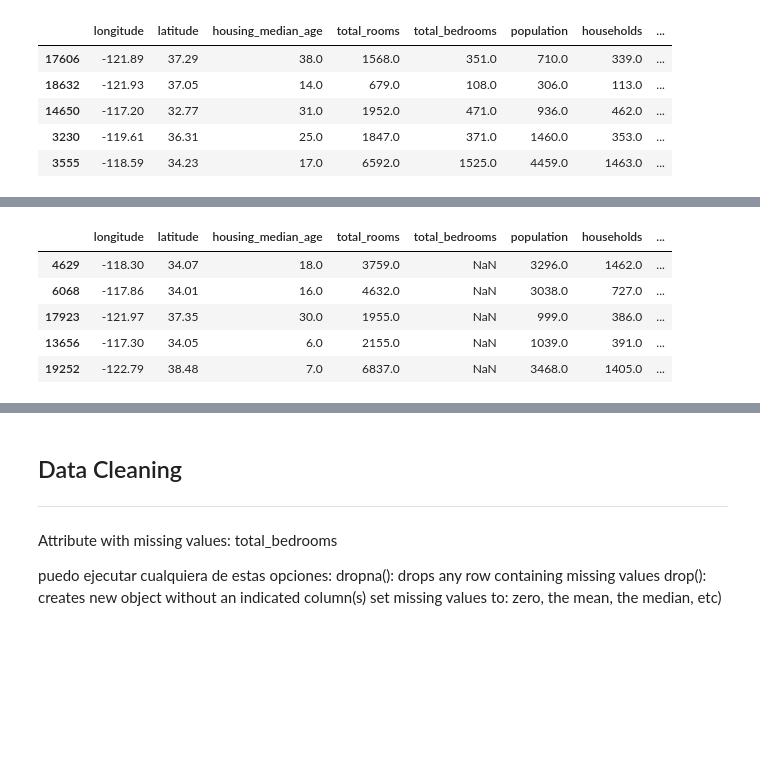
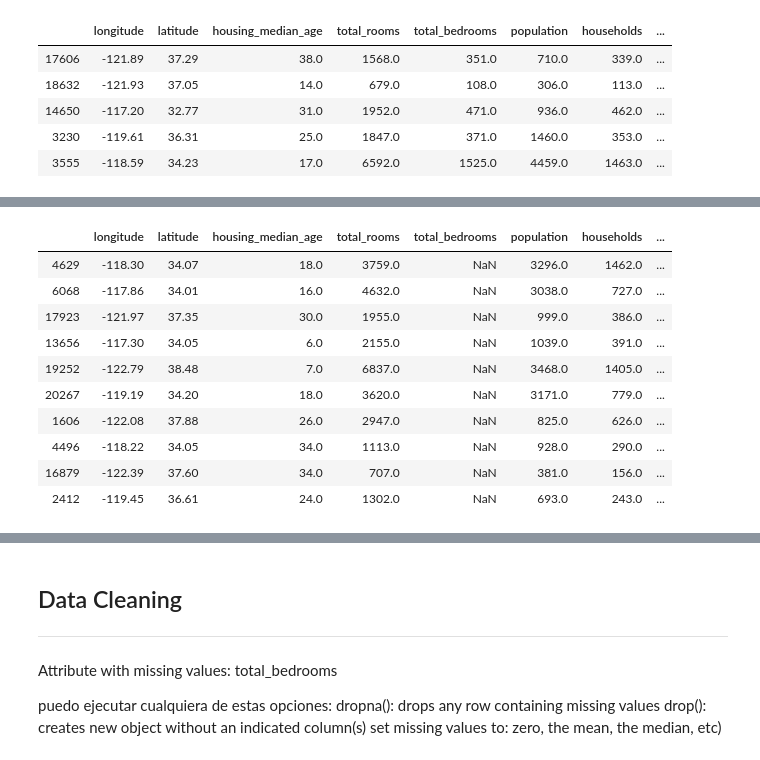
Before and after one commit to darangov/housing, a Jupyter notebook: Housing.ipynb, the cells around one changed output, grey strips where cells are left out. Drawn from its saved outputs; the diff is of its cells as text; code cells hidden in the pictures; blank space fills up the shorter version.

```diff
--- a/Housing.ipynb
+++ b/Housing.ipynb
@@ -732,14 +736,19 @@ memory usage: 1.9+ MB
 # %%
-# Muestreo de celdas 'incorrectas'
-sample_incomplete_rows = housing[housing.isnull().any(axis=1)].head()
+# Muestreo de celdas 'incorrectas' / 'incompletas'
+sample_incomplete_rows = housing[housing.isnull().any(axis=1)].head(10)
 sample_incomplete_rows
 # %% [output]
 |  | longitude | latitude | housing_median_age | total_rooms | total_bedrooms | population | households | ... |
 | 4629 | -118.30 | 34.07 | 18.0 | 3759.0 | NaN | 3296.0 | 1462.0 | ... |
 | 6068 | -117.86 | 34.01 | 16.0 | 4632.0 | NaN | 3038.0 | 727.0 | ... |
 | 17923 | -121.97 | 37.35 | 30.0 | 1955.0 | NaN | 999.0 | 386.0 | ... |
 | 13656 | -117.30 | 34.05 | 6.0 | 2155.0 | NaN | 1039.0 | 391.0 | ... |
 | 19252 | -122.79 | 38.48 | 7.0 | 6837.0 | NaN | 3468.0 | 1405.0 | ... |
+| 20267 | -119.19 | 34.20 | 18.0 | 3620.0 | NaN | 3171.0 | 779.0 | ... |
+| 1606 | -122.08 | 37.88 | 26.0 | 2947.0 | NaN | 825.0 | 626.0 | ... |
+| 4496 | -118.22 | 34.05 | 34.0 | 1113.0 | NaN | 928.0 | 290.0 | ... |
+| 16879 | -122.39 | 37.60 | 34.0 | 707.0 | NaN | 381.0 | 156.0 | ... |
+| 2412 | -119.45 | 36.61 | 24.0 | 1302.0 | NaN | 693.0 | 243.0 | ... |
 # %%
 # En nueva variable 'almaceno' los valores de los labels (valores) del atributo (que es dado pero que
 # finalmente es el que deseo predecir)
```
Also changed, not shown: parts of 37 cells of this notebook, 2 other files.
